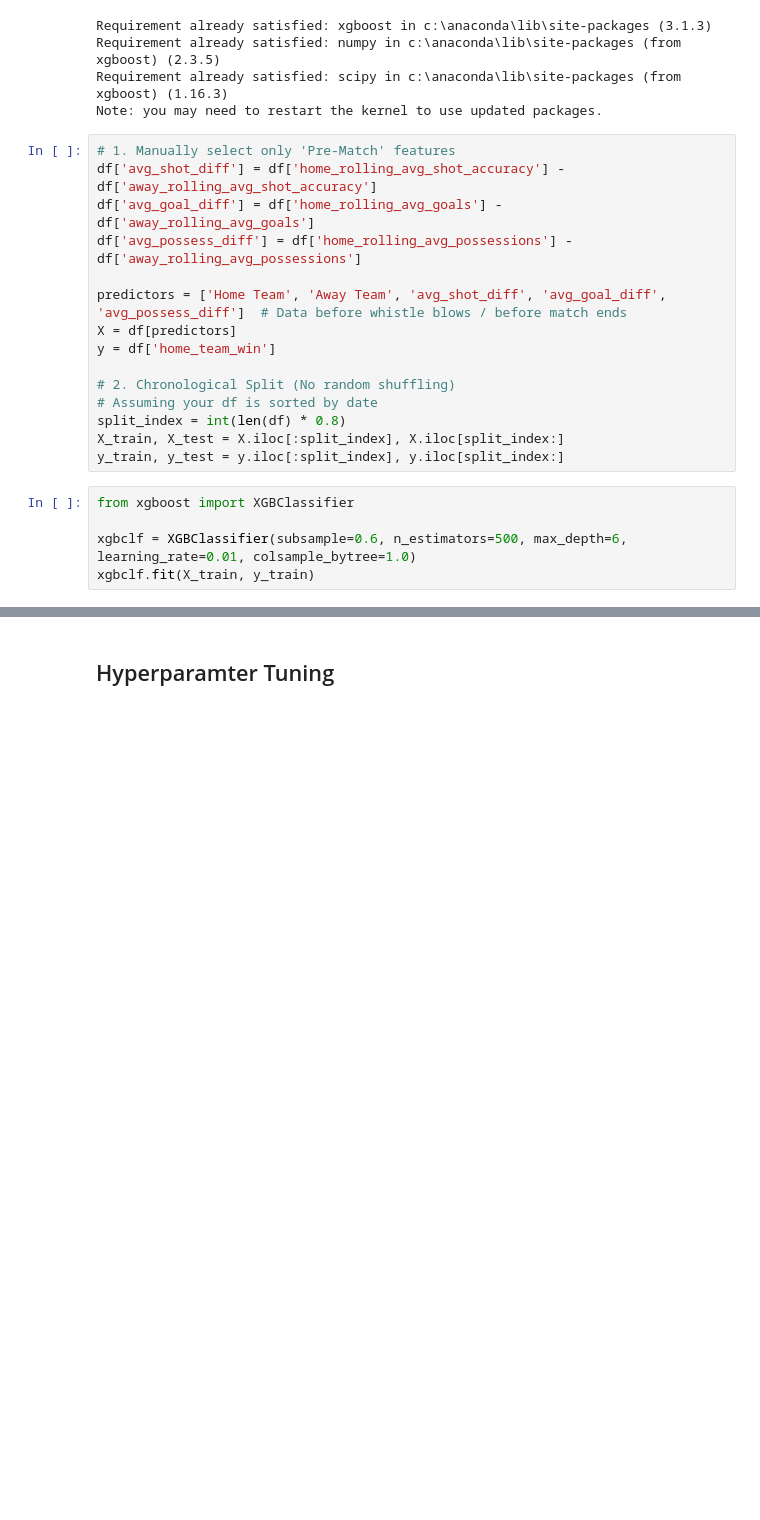
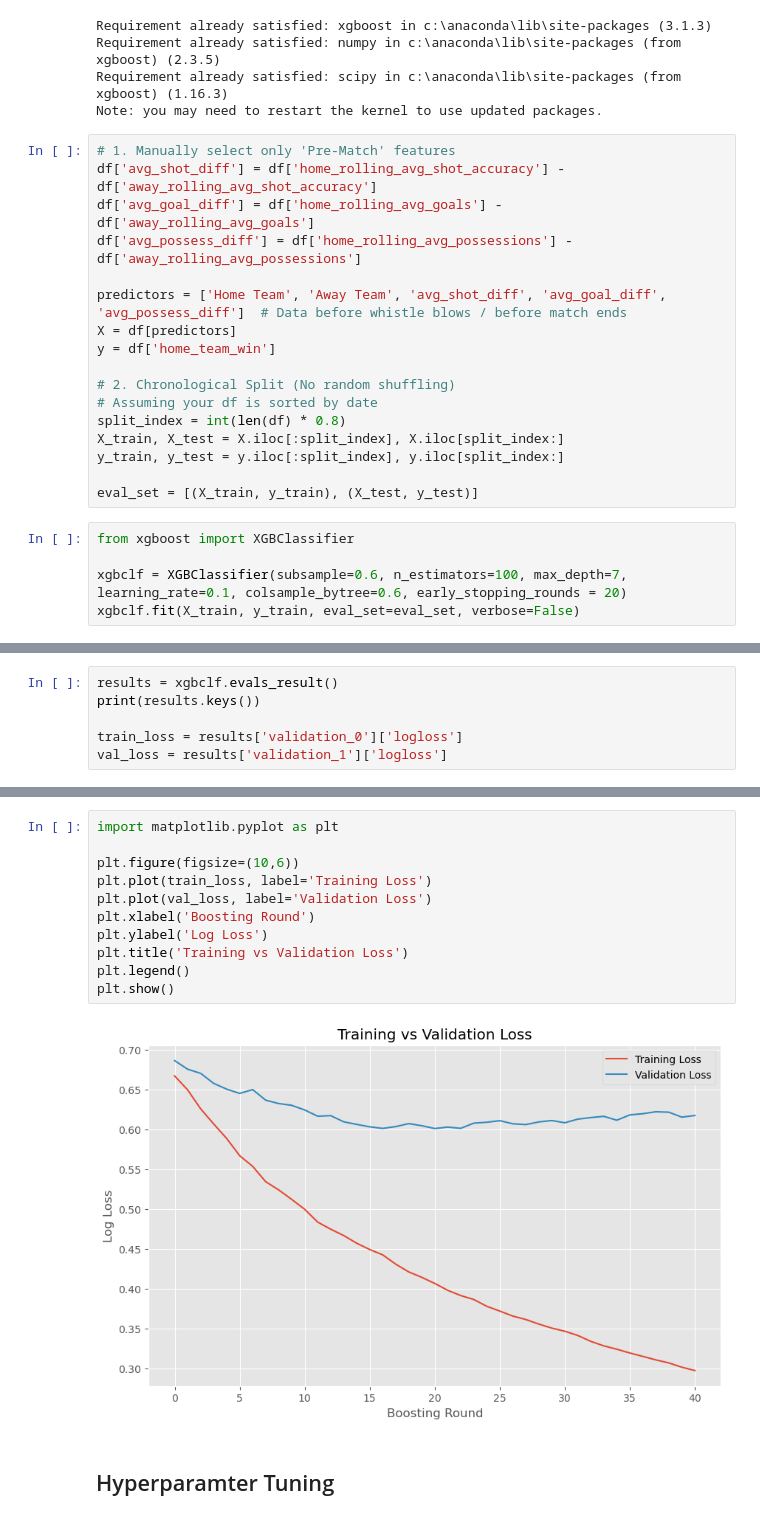
Before and after one commit to Snkiha/Premier-League-Win-Prediction, a Jupyter notebook: premierLeague_LogR.ipynb, the cells around one changed output, grey strips where cells are left out. Drawn from its saved outputs; the diff is of its cells as text; blank space fills up the shorter version.

```diff
--- a/premierLeague_LogR.ipynb
+++ b/premierLeague_LogR.ipynb
@@ -572,11 +588,13 @@ y = df['home_team_win']
 split_index = int(len(df) * 0.8)
 X_train, X_test = X.iloc[:split_index], X.iloc[split_index:]
 y_train, y_test = y.iloc[:split_index], y.iloc[split_index:]
+
+eval_set = [(X_train, y_train), (X_test, y_test)]
 # %%
 from xgboost import XGBClassifier
 
-xgbclf = XGBClassifier(subsample=0.6, n_estimators=500, max_depth=6, learning_rate=0.01, colsample_bytree=1.0)
-xgbclf.fit(X_train, y_train)
+xgbclf = XGBClassifier(subsample=0.6, n_estimators=100, max_depth=7, learning_rate=0.1, colsample_bytree=0.6, early_stopping_rounds = 20)
+xgbclf.fit(X_train, y_train, eval_set=eval_set, verbose=False)
 # %% [output]
 XGBClassifier(base_score=None, booster=None, callbacks=None,
               colsample_bylevel=None, colsample_bynode=None,
@@ -591 +609,7 @@ XGBClassifier(base_score=None, booster=None, callbacks=None,
               n_jobs=None, num_parallel_tree=None, ...)
+# %%
+results = xgbclf.evals_result()
+print(results.keys())
+
+train_loss = results['validation_0']['logloss']
+val_loss = results['validation_1']['logloss']
@@ -614,3 +640,16 @@ weighted avg       0.62      0.57      0.58        51
+# %%
+import matplotlib.pyplot as plt
+
+plt.figure(figsize=(10,6))
+plt.plot(train_loss, label='Training Loss')
+plt.plot(val_loss, label='Validation Loss')
+plt.xlabel('Boosting Round')
+plt.ylabel('Log Loss')
+plt.title('Training vs Validation Loss')
+plt.legend()
+plt.show()
+# %% [output]
+[figure, added]
 # %% [markdown]
 ## Hyperparamter Tuning
 # %% [markdown]
```
Also changed, not shown: parts of 16 cells of this notebook.
